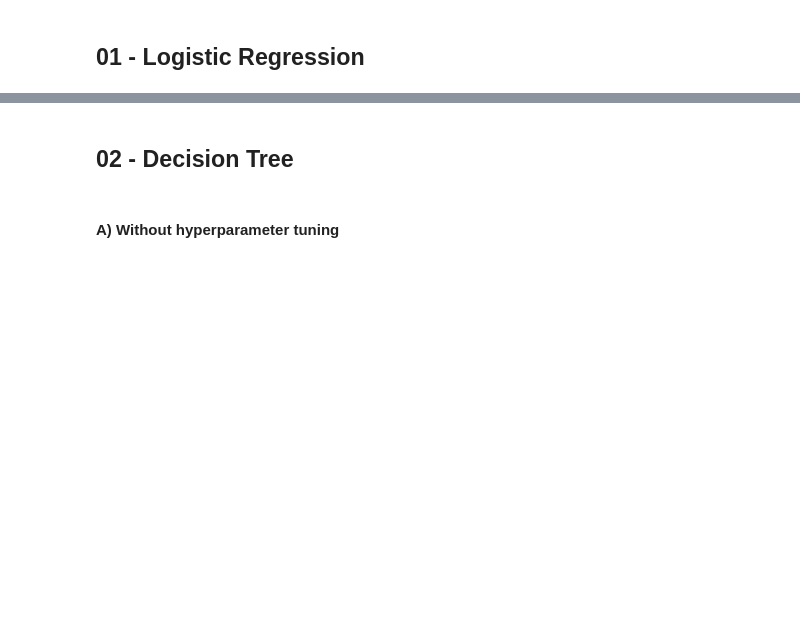
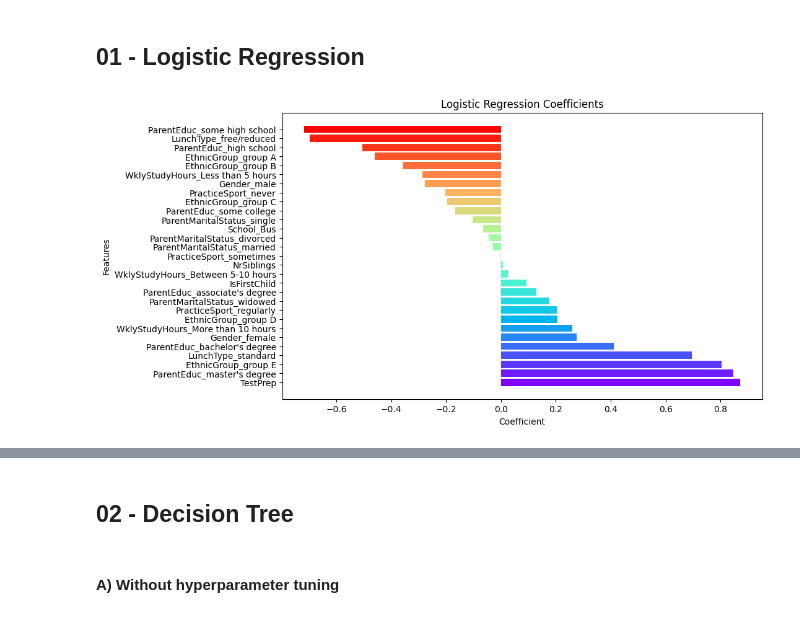
Before and after one commit to ChrisTho23/fairness-and-explainability, a Jupyter notebook: Whitebox/main.ipynb, the cells around one changed output, grey strips where cells are left out. Drawn from its saved outputs; the diff is of its cells as text; code cells hidden in the pictures; blank space fills up the shorter version.

```diff
--- a/Whitebox/main.ipynb
+++ b/Whitebox/main.ipynb
@@ -93,3 +97,18 @@ results_dict_logistic = {
 
 results_df_logistic = pd.DataFrame(results_dict_logistic)
 df_whitebox_results = pd.concat([df_whitebox_results, results_df_logistic], ignore_index=True)
+# %%
+# Plot the features importance
+coefficients = logistic_reg.coef_[0]
+coefficients_df = pd.DataFrame({'Features': X_train.columns, 'Coefficient': coefficients})
+coefficients_df = coefficients_df.sort_values(by='Coefficient', ascending=False)
+
+colors = cm.rainbow(np.linspace(0, 1, len(coefficients_df)))
+plt.figure(figsize=(10, 6))
+plt.barh(coefficients_df['Features'], coefficients_df['Coefficient'], color=colors)
+plt.xlabel('Coefficient')
+plt.ylabel('Features')
+plt.title('Logistic Regression Coefficients')
+plt.show()
+# %% [output]
+[figure, added]
```
Also changed, not shown: parts of 41 cells of this notebook.
